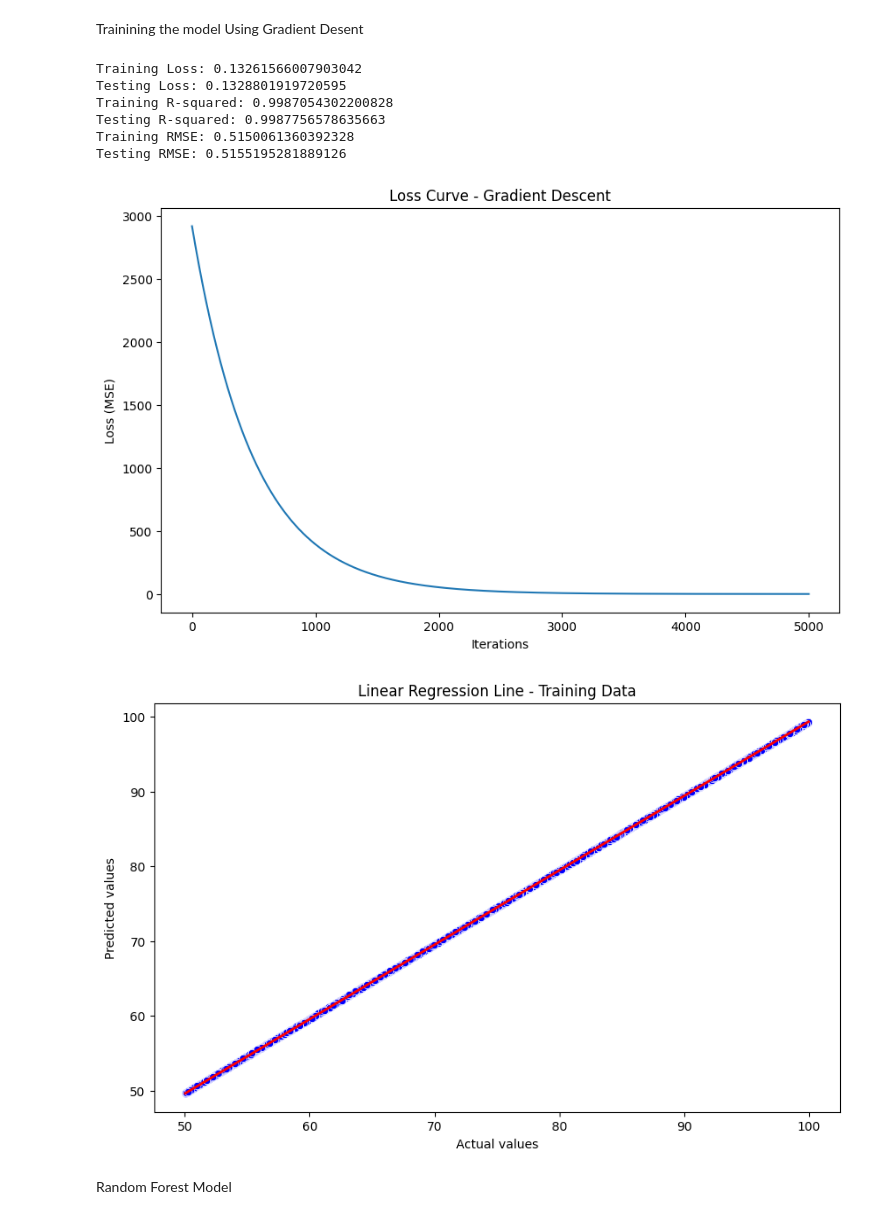
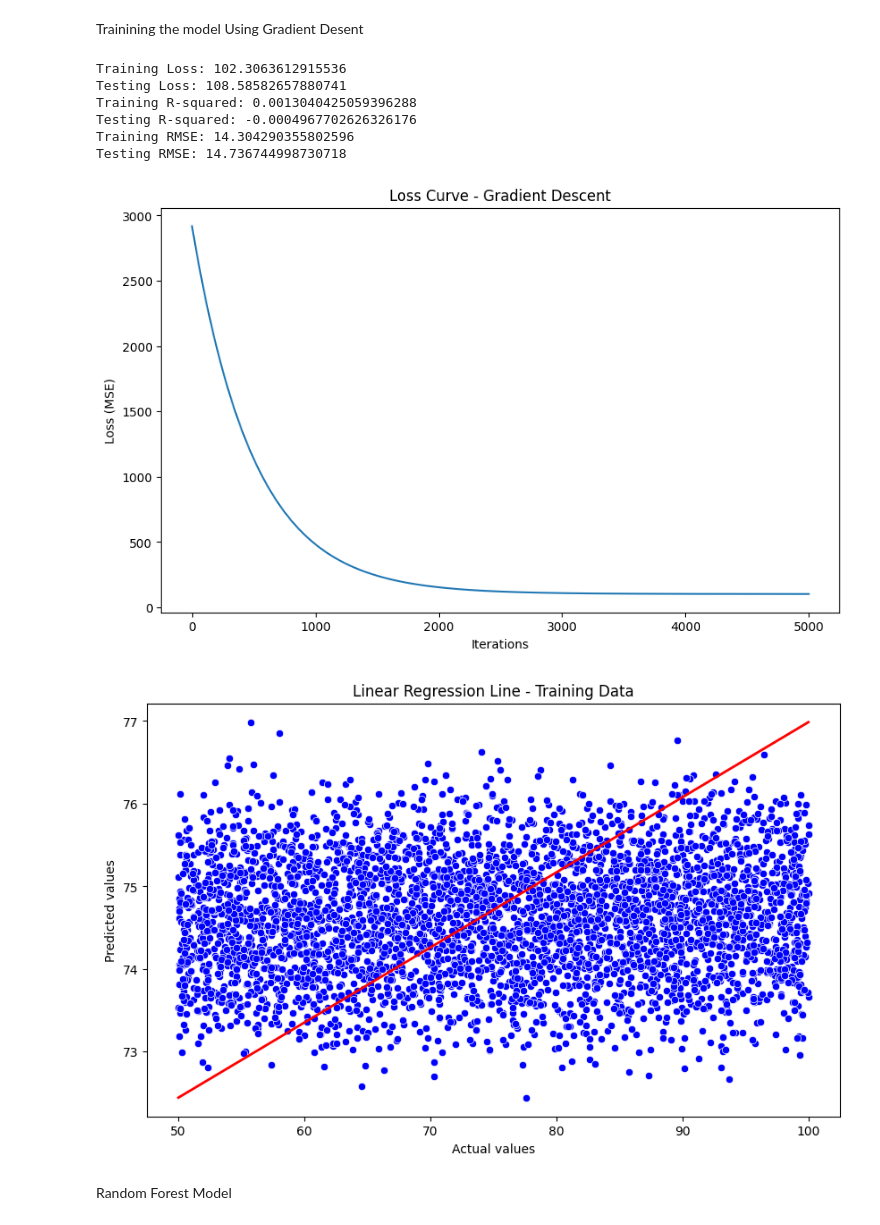
Before and after one commit to ngabo-dev/Linear-Regression-Model-Deployment, a Jupyter notebook: summative/linear_regression/Student_Performance_Prediction.ipynb, the cells around one changed output. Drawn from its saved outputs; the diff is of its cells as text; code cells hidden in the pictures.

Commit message:
droped 1more column and corrected errors

```diff
--- a/summative/linear_regression/Student_Performance_Prediction.ipynb
+++ b/summative/linear_regression/Student_Performance_Prediction.ipynb
@@ -67,7 +68,7 @@ Data Preprocessing: Categorical Variable Encoding and Missing Value Imputation.
 columns_to_drop = [
     "Student_ID", "First_Name", "Last_Name", "Email", "Gender", "Age",
     "Extracurricular_Activities", "Internet_Access_at_Home",
-    "Parent_Education_Level", "Family_Income_Level"
+    "Parent_Education_Level", "Family_Income_Level", "Final_Score"
 ]
 df.drop(columns=columns_to_drop, inplace=True)
 
@@ -141,11 +142,13 @@ Trainining the model Using Gradient Desent
 # ... (load and preprocess your data)
 
 # Step 1: Prepare the data
-X = df[numerical_columns]
-y = df['Total_Score']
+# Make sure Total_Score is excluded from the input features (X)
+X = df[numerical_columns].drop(columns=["Total_Score"], errors="ignore")  # Drop Total_Score if it's in numerical_columns
+y = df['Total_Score']  # Total_Score is the target variable
 
 X_train, X_test, y_train, y_test = train_test_split(X, y, test_size=0.2, random_state=42)
 
+# Scale the features
 scaler = StandardScaler()
 X_train_scaled = scaler.fit_transform(X_train)
 X_test_scaled = scaler.transform(X_test)
@@ -185,55 +188,54 @@ class LinearRegressionGD:
         return (1 / (2 * len(y))) * np.sum((y_pred - y) ** 2)
 
 # Step 3: Train the Linear Regression Model
-model = LinearRegressionGD()  # Using default adjusted parameters
-model.fit(X_train_scaled, y_train)
+lr_model = LinearRegressionGD()  # Using default adjusted parameters
+lr_model.fit(X_train_scaled, y_train)
 
 # Step 4: Evaluate the Model
-y_train_pred = model.predict(X_train_scaled)
-y_test_pred = model.predict(X_test_scaled)
+y_train_pred_lr = lr_model.predict(X_train_scaled)
+y_test_pred_lr = lr_model.predict(X_test_scaled)
 
-train_loss = model.calculate_loss(X_train_scaled, y_train)
-test_loss = model.calculate_loss(X_test_scaled, y_test)
+train_loss = lr_model.calculate_loss(X_train_scaled, y_train)
+test_loss = lr_model.calculate_loss(X_test_scaled, y_test)
 
 print(f"Training Loss: {train_loss}")
 print(f"Testing Loss: {test_loss}")
 
 # Calculate R-squared and RMSE
-from sklearn.metrics import r2_score, mean_squared_error
-train_r2 = r2_score(y_train, y_train_pred)
-test_r2 = r2_score(y_test, y_test_pred)
-train_rmse = np.sqrt(mean_squared_error(y_train, y_train_pred))
-test_rmse = np.sqrt(mean_squared_error(y_test, y_test_pred))
+train_r2 = r2_score(y_train, y_train_pred_lr)
+test_r2 = r2_score(y_test, y_test_pred_lr)
+train_rmse = np.sqrt(mean_squared_error(y_train, y_train_pred_lr))
+test_rmse = np.sqrt(mean_squared_error(y_test, y_test_pred_lr))
 
 print(f"Training R-squared: {train_r2}")
 print(f"Testing R-squared: {test_r2}")
 print(f"Training RMSE: {train_rmse}")
 print(f"Testing RMSE: {test_rmse}")
 
 # Step 5: Plotting the Loss Curve
 plt.figure(figsize=(10, 6))
-plt.plot(range(model.iterations), model.loss_history)
+plt.plot(range(lr_model.iterations), lr_model.loss_history)
 plt.xlabel("Iterations")
 plt.ylabel("Loss (MSE)")
 plt.title("Loss Curve - Gradient Descent")
 plt.show()
 
 # Step 6: Plotting the Final Linear Regression Line
 plt.figure(figsize=(10, 6))
-sns.scatterplot(x=y_train, y=y_train_pred, color='blue')
-plt.plot([min(y_train), max(y_train)], [min(y_train_pred), max(y_train_pred)], color='red', lw=2)
+sns.scatterplot(x=y_train, y=y_train_pred_lr, color='blue')
+plt.plot([min(y_train), max(y_train)], [min(y_train_pred_lr), max(y_train_pred_lr)], color='red', lw=2)
 plt.xlabel("Actual values")
 plt.ylabel("Predicted values")
 plt.title("Linear Regression Line - Training Data")
 plt.show()
 # %% [output]
-Training Loss: 0.13261566007903042
-Testing Loss: 0.1328801919720595
-Training R-squared: 0.9987054302200828
-Testing R-squared: 0.9987756578635663
-Training RMSE: 0.5150061360392328
-Testing RMSE: 0.5155195281889126
+Training Loss: 102.3063612915536
+Testing Loss: 108.58582657880741
+Training R-squared: 0.0013040425059396288
+Testing R-squared: -0.0004967702626326176
+Training RMSE: 14.304290355802596
+Testing RMSE: 14.736744998730718
-[figure, old version]
+[figure, new version]
-[figure, old version]
+[figure, new version]
 # %% [markdown]
 Random Forest Model
```
Also changed, not shown: parts of 14 cells of this notebook, 5 other files.
